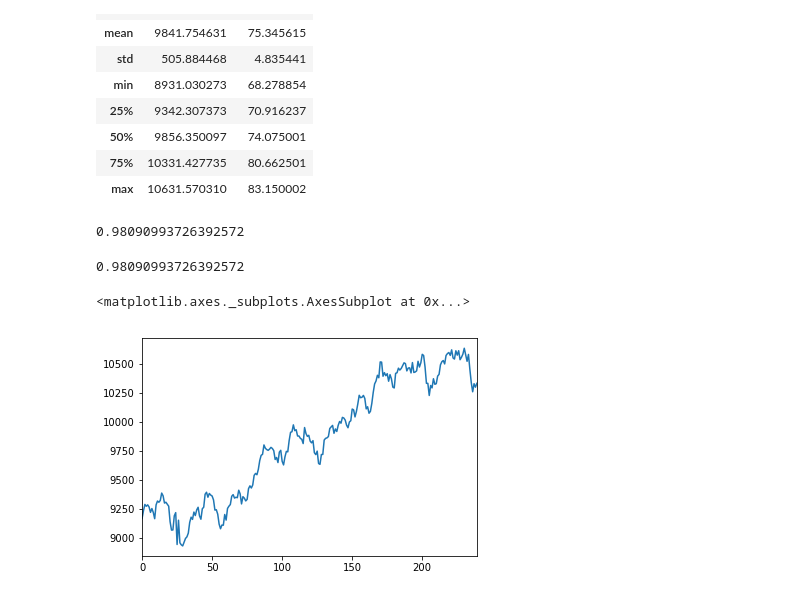
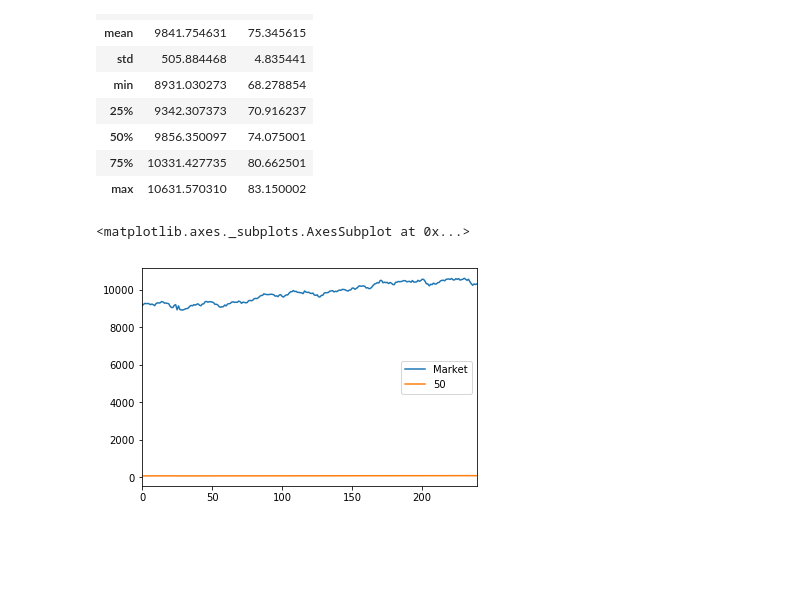
Before and after one commit to Komegaga/data_analysis, a Jupyter notebook: linear_regression/main.ipynb, the cells around one changed output. Drawn from its saved outputs; the diff is of its cells as text; code cells hidden in the pictures; blank space fills up the shorter version.

```diff
--- a/linear_regression/main.ipynb
+++ b/linear_regression/main.ipynb
@@ -31,16 +33,8 @@ df.describe()
 | 50% | 9856.350097 | 74.075001 |
 | 75% | 10331.427735 | 80.662501 |
 | max | 10631.570310 | 83.150002 |
-# %%
-market.corr(fifty)
-# %% [output]
-0.98090993726392572
-# %%
-fifty.corr(market)
-# %% [output]
-0.98090993726392572
 # %%
-market.plot()
+df.plot()
 # %% [output]
 <matplotlib.axes._subplots.AxesSubplot at 0x...>
-[figure, old version]
+[figure, new version]
```
Also changed, not shown: parts of 33 cells of this notebook.
